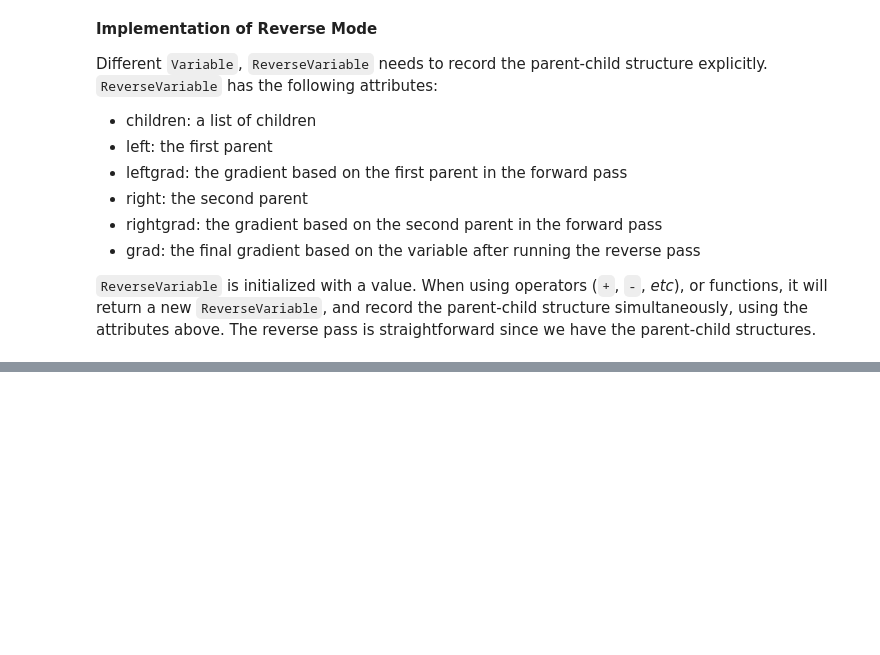
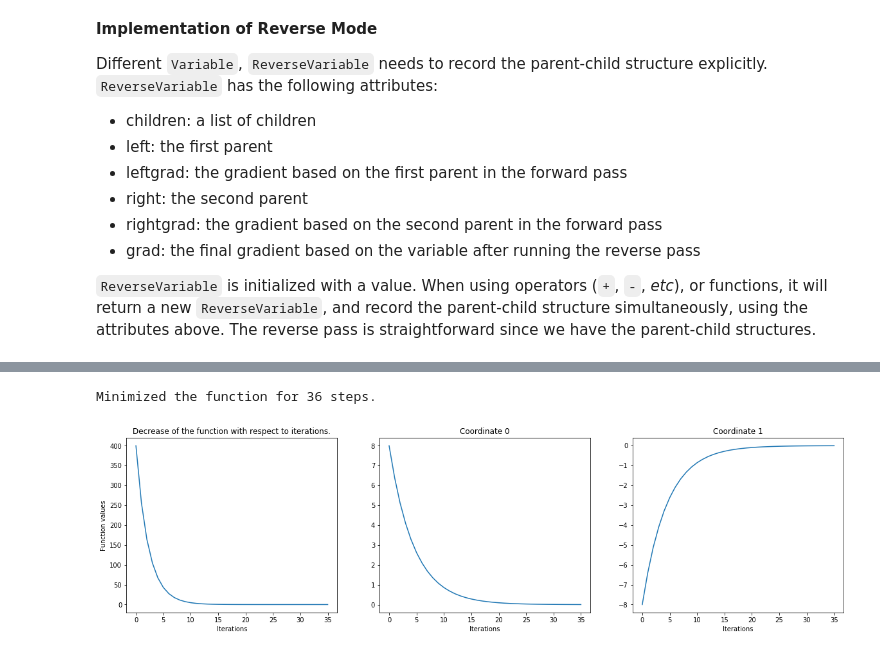
Before and after one commit to ADdictedtoCS/cs207-FinalProject, a Jupyter notebook: docs/documentation.ipynb, the cells around one changed output, grey strips where cells are left out. Drawn from its saved outputs; the diff is of its cells as text; code cells hidden in the pictures; blank space fills up the shorter version.

```diff
--- a/docs/documentation.ipynb
+++ b/docs/documentation.ipynb
@@ -614,0 +638,24 @@ Different `Variable`, `ReverseVariable` needs to record the parent-child structu
+# %%
+#Define a loss function.
+#Positive function ideally, by definition.
+def my_loss_fn(X):
+    #Euclidian distance
+    x, y = X.unroll()
+    return (x-y)**2
+# %%
+#Init point, lr, tol and instantatiate an optimizer.
+init_point = Variable([10, -10])
+tol = 0.0001
+lr = 0.05
+gd = optim.GradientDescent(lr, tol, my_loss_fn, init_point)
+
+nb_iterations = 1000
+#Stops whenever the loss is smaller than tol or nb_iterations has been reached.
+final_point, loss, trajectory = gd.minimize(nb_iterations)
+# %% [output]
+Minimized the function for 36 steps.
+# %%
+import matplotlib.pyplot as plt
+gd.visualize(loss, trajectory)
+# %% [output]
+[figure, added]
```
Also changed, not shown: parts of 16 cells of this notebook.
